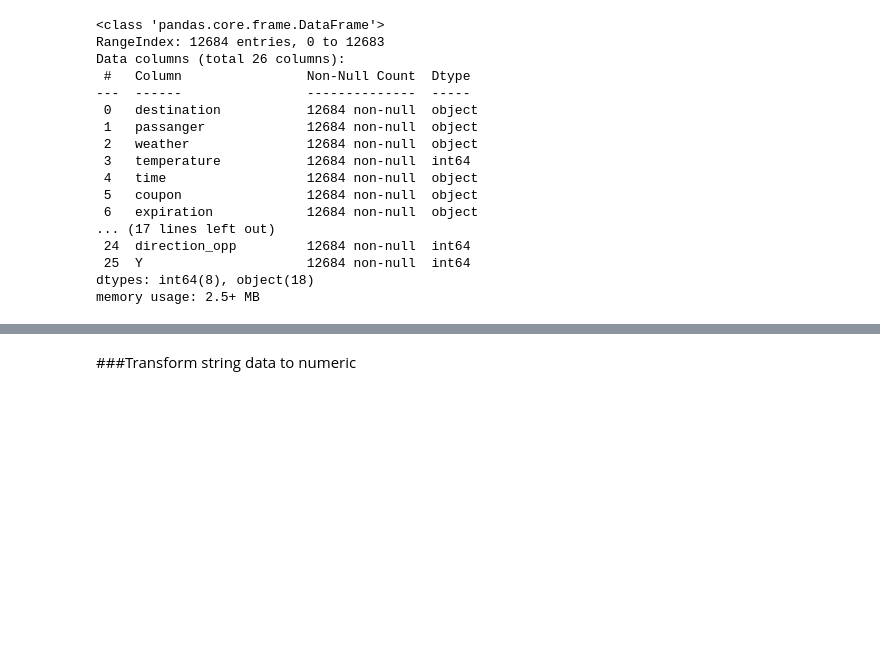
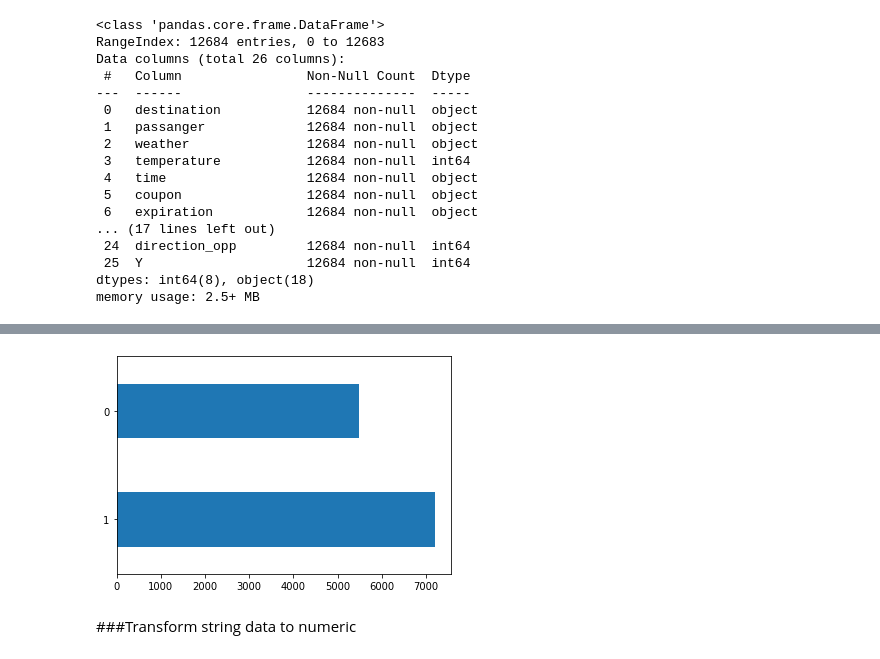
Before and after one commit to EvstratovEA/coupon_recommendation, a Jupyter notebook: coupon_recommendation.ipynb, the cells around one changed output, grey strips where cells are left out. Cells and saved outputs as stored; diff of their text form; code cells hidden in the pictures; blank space fills up the shorter version.

```diff
--- a/coupon_recommendation.ipynb
+++ b/coupon_recommendation.ipynb
@@ -95,3 +87,8 @@ memory usage: 2.5+ MB
+# %%
+data['Y'].value_counts().plot(kind='barh', rot=0);
+# sns.countplot(x=(data['Y'][data['Y'] == 1], data['Y'][data['Y'] == 0]));
+# %% [output]
+[figure, added]
 # %% [markdown]
 ###Transform string data to numeric
 # %%
```
Also changed, not shown: parts of 23 cells of this notebook.
